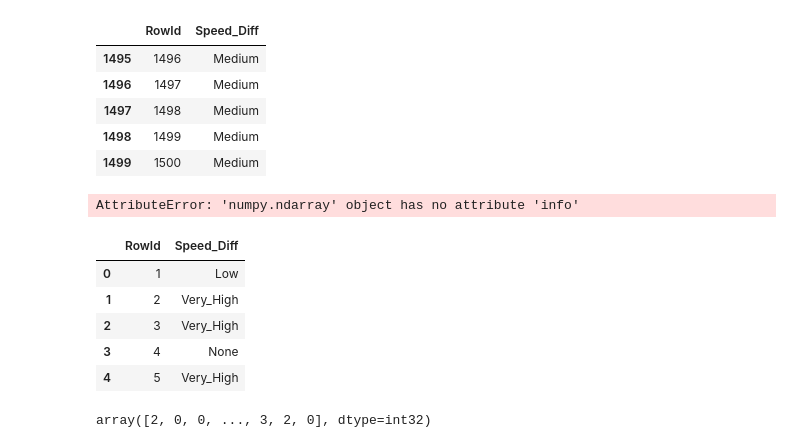
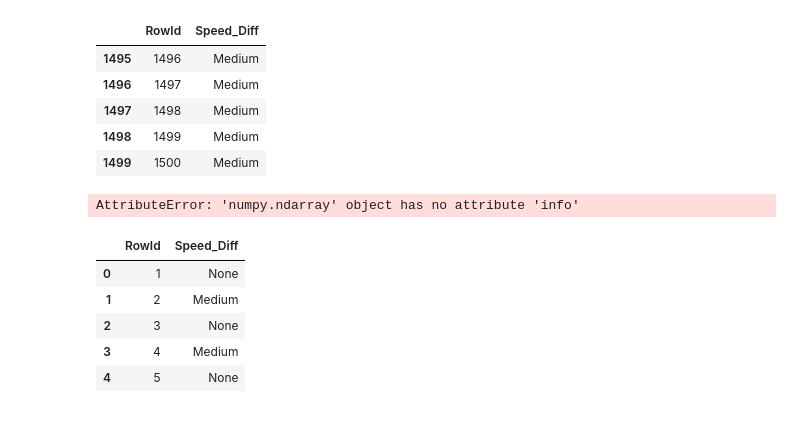
Before and after one commit to PietroPan/MachineLearning, a Jupyter notebook: transitA.ipynb, the cells around one changed output. Saved outputs shown, nothing was run; the diff lists cells and outputs as text; code cells hidden in the pictures.

Commit message:
SVC submission2 0.81

```diff
--- a/transitA.ipynb
+++ b/transitA.ipynb
@@ -250,22 +255,16 @@ submission.to_csv('submission.csv',index=True)
 # %%
-submission = pd.read_csv('submission.csv',encoding = "ISO-8859-1")
-submission['Speed_Diff'].replace({0:"None", 1:"Low", 2:"Medium", 3:"High", 4:"Very_High"}, inplace=True)
+submission = pd.read_csv('submission2.csv',encoding = "ISO-8859-1")
+#submission['Speed_Diff'].replace({0:"None", 1:"Low", 2:"Medium", 3:"High", 4:"Very_High"}, inplace=True)
 submission.rename(columns={'Unnamed: 0': 'RowId'},inplace=True)
 submission["RowId"] = 1 + submission["RowId"]
 submission.to_csv('submission2.csv',index=False)
 submission = pd.read_csv('submission2.csv',encoding = "ISO-8859-1")
 submission.head()
 # %% [output]
 |  | RowId | Speed_Diff |
-| 0 | 1 | Low |
-| 1 | 2 | Very_High |
-| 2 | 3 | Very_High |
-| 3 | 4 | None |
-| 4 | 5 | Very_High |
+| 0 | 1 | None |
+| 1 | 2 | Medium |
+| 2 | 3 | None |
+| 3 | 4 | Medium |
+| 4 | 5 | None |
-# %%
-kmeans = KMeans(n_clusters=5)
-kmeans.fit(x_train)
-kmeans.labels_
-# %% [output]
-array([2, 0, 0, ..., 3, 2, 0], dtype=int32)
 # %%
```
Also changed, not shown: parts of 7 cells of this notebook, 1 other file.
